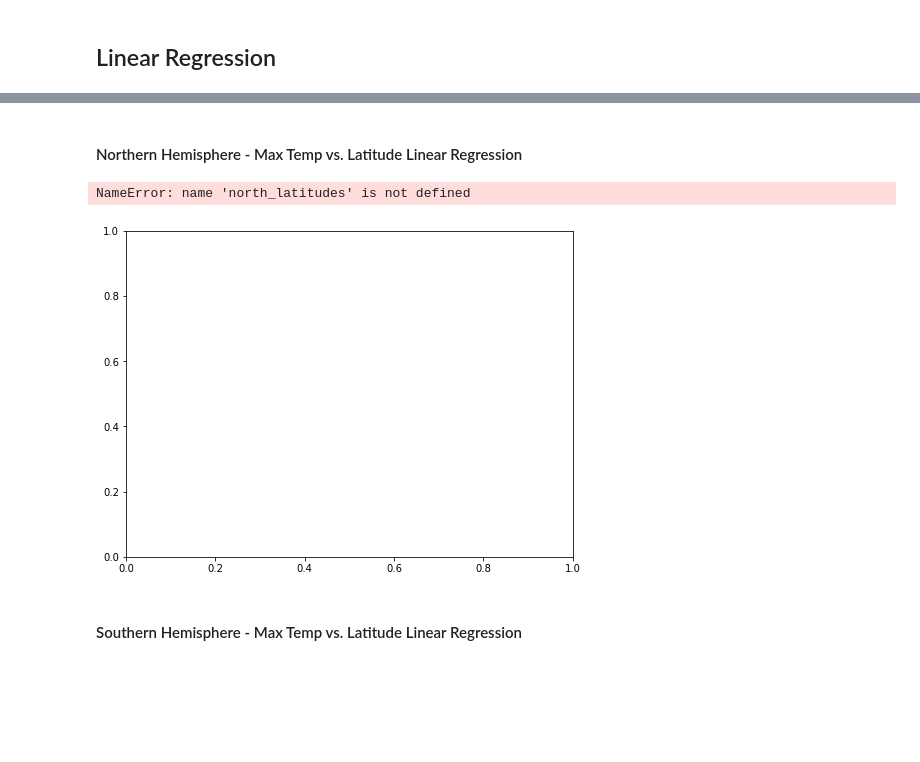
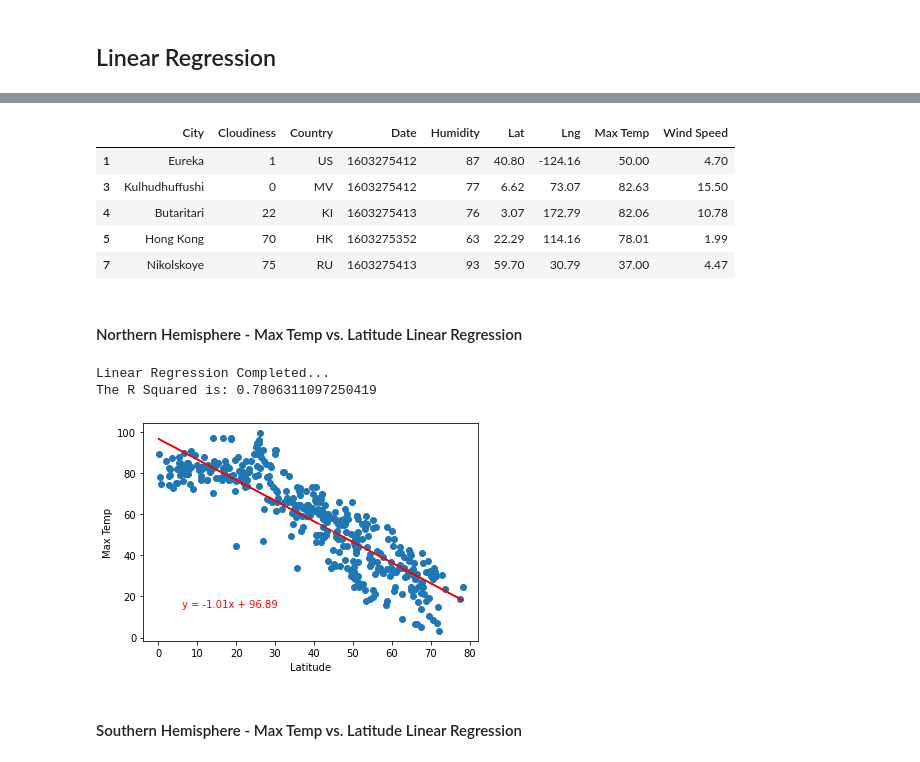
Before and after one commit to Joelcox518/python-api-challenge, a Jupyter notebook: WeatherPy/weatherPy.ipynb, the cells around one changed output, grey strips where cells are left out. Cells and saved outputs as stored; diff of their text form; code cells hidden in the pictures; blank space fills up the shorter version.

```diff
--- a/WeatherPy/weatherPy.ipynb
+++ b/WeatherPy/weatherPy.ipynb
@@ -268,10 +272,10 @@ plt.show()
 # %% [markdown]
 ## Linear Regression
 # %%
-def plot_linear_regression(x, y, ax=None, **kwargs):
+def plot_linear_regression(x, y, title, coordinates):
 
-    # --- use the axes specified ---
-    ax = ax
+
+
 
     # --- get linear regression values and store in variables ---
     slope, intercept, rvalue, pvalue, stderror = linregress(x,y)
@@ -279,13 +283,19 @@ def plot_linear_regression(x, y, ax=None, **kwargs):
     print(f"The R Squared is: {rvalue**2}")
 
     # y = m * x + b
-    regress_values = slope * x + intercept
+    regress_values = x * slope + intercept
+
+
 
     # --- create line equation ---
     line_eq = "y = " + str(round(slope,2)) + "x + " + str(round(intercept,2))
 
+    plt.scatter(x,y)
+
     # --- plot the linear model ---
-    ax.plot(x, regress_values, color="red")
+    plt.plot(x, regress_values, color="red")
 
-    # --- return the plot and line equation created ---
-    return ax, line_eq
+    plt.annotate(line_eq, coordinates, fontsize = 10, color="red" )
+    plt.xlabel("Latitude")
+    plt.ylabel(title)
+    plt.show()
@@ -320,30 +305,25 @@ NameError: name 'humidity_over_100' is not defined
+# %%
+northern_hemi= city_data_df.loc[city_data_df["Lat"] >= 0]
+southern_hemi= city_data_df.loc[city_data_df["Lat"] < 0]
+
+northern_hemi.head()
+# %% [output]
+|  | City | Cloudiness | Country | Date | Humidity | Lat | Lng | Max Temp | Wind Speed |
+| 1 | Eureka | 1 | US | 1603275412 | 87 | 40.80 | -124.16 | 50.00 | 4.70 |
+| 3 | Kulhudhuffushi | 0 | MV | 1603275412 | 77 | 6.62 | 73.07 | 82.63 | 15.50 |
+| 4 | Butaritari | 22 | KI | 1603275413 | 76 | 3.07 | 172.79 | 82.06 | 10.78 |
+| 5 | Hong Kong | 70 | HK | 1603275352 | 63 | 22.29 | 114.16 | 78.01 | 1.99 |
+| 7 | Nikolskoye | 75 | RU | 1603275413 | 93 | 59.70 | 30.79 | 37.00 | 4.47 |
 # %% [markdown]
 ####  Northern Hemisphere - Max Temp vs. Latitude Linear Regression
-# %%
- #Run linear regression on Northern Hemisphere - Temperature (F) vs. Latitude
-#**********************************************************************************
-
-# --- create scatter plot ---
-fig, ax = plt.subplots(figsize = (8,6))
-plt.scatter(north_latitudes, north_temperatures, marker="o", facecolors="blue", edgecolors="darkcyan")
-
-# --- call linear regression plot function to retrieve plot and line equation (for annotation) ---
-ax, line_eq = plot_linear_regression(north_latitudes, north_temperatures, ax)
-
-# --- add labels, title, limits & grid ---
-plt.title("City Latitude vs. Max Temperature in the Northern Hemisphere", fontsize=14)
-plt.ylabel("Max Temperature (F)", fontsize=12)
-plt.xlabel("Latitude", fontsize=12)
-plt.grid()
-
-# --- annotate the linear regression line equation on the plot ---
-plt.annotate(line_eq,(5,45),fontsize=16,color="red")
-
-# --- display and save the plot ---
-plt.savefig("../Images/northern-latitude-vs-temp-linreg.png")
-plt.show()
-# %% [output]
-NameError: name 'north_latitudes' is not defined
-[figure, removed]
+# %%
+x=northern_hemi["Lat"]
+y= northern_hemi["Max Temp"]
+
+plot_linear_regression(x,y,"Max Temp", (6, 15))
+# %% [output]
+Linear Regression Completed...
+The R Squared is: 0.7806311097250419
+[figure, added]
 # %% [markdown]
 ####  Southern Hemisphere - Max Temp vs. Latitude Linear Regression
```
Also changed, not shown: parts of 19 cells of this notebook, 4 other files.
